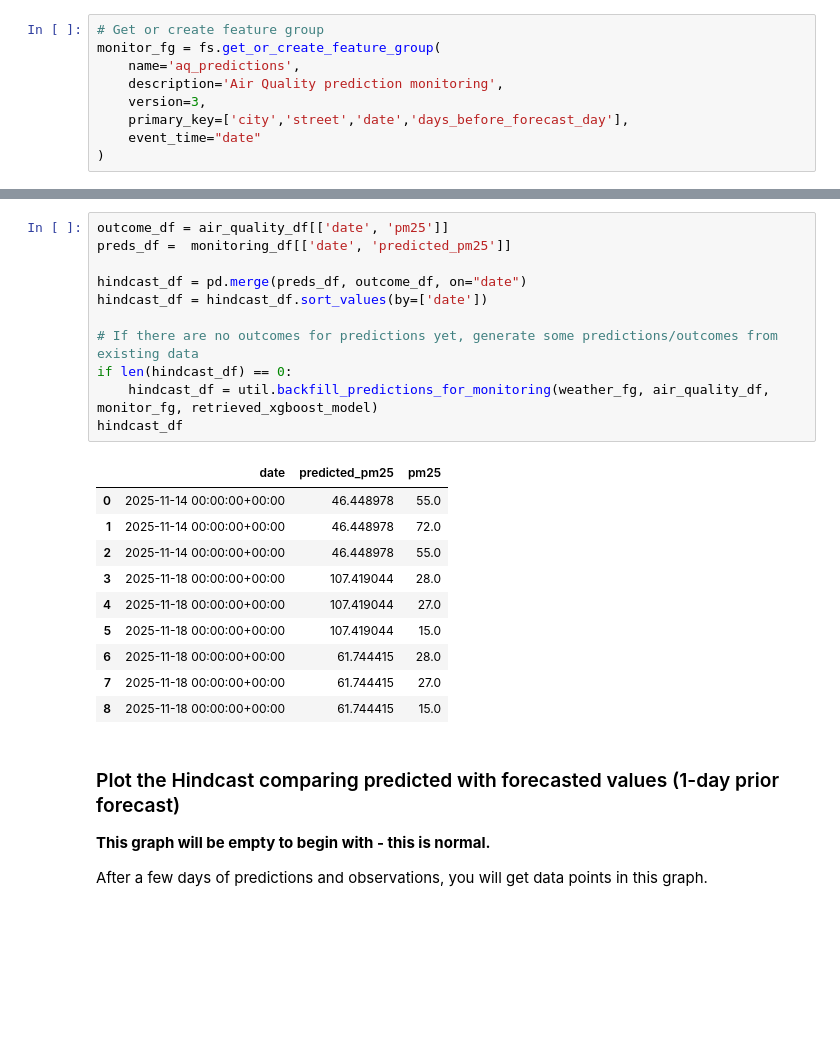
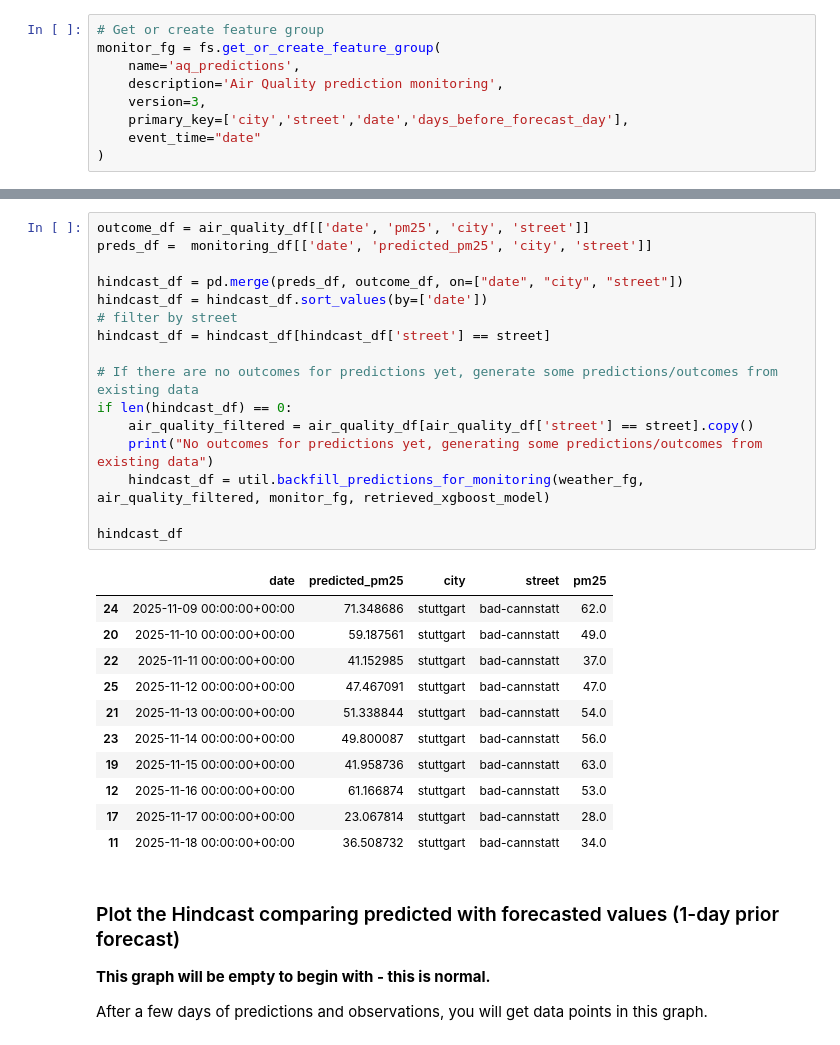
Before and after one commit to Ramstr/mlfs-book, a Jupyter notebook: notebooks/airquality/4_air_quality_batch_inference.ipynb, the cells around one changed output, grey strips where cells are left out. Drawn from its saved outputs; the diff is of its cells as text; blank space fills up the shorter version.

```diff
--- a/notebooks/airquality/4_air_quality_batch_inference.ipynb
+++ b/notebooks/airquality/4_air_quality_batch_inference.ipynb
@@ -398,25 +386,31 @@ Finished: Reading data from Hopsworks, using Hopsworks Feature Query Service (2.
 # %%
-outcome_df = air_quality_df[['date', 'pm25']]
-preds_df =  monitoring_df[['date', 'predicted_pm25']]
+outcome_df = air_quality_df[['date', 'pm25', 'city', 'street']]
+preds_df =  monitoring_df[['date', 'predicted_pm25', 'city', 'street']]
 
-hindcast_df = pd.merge(preds_df, outcome_df, on="date")
+hindcast_df = pd.merge(preds_df, outcome_df, on=["date", "city", "street"])
 hindcast_df = hindcast_df.sort_values(by=['date'])
+# filter by street
+hindcast_df = hindcast_df[hindcast_df['street'] == street]
 
 # If there are no outcomes for predictions yet, generate some predictions/outcomes from existing data
 if len(hindcast_df) == 0:
-    hindcast_df = util.backfill_predictions_for_monitoring(weather_fg, air_quality_df, monitor_fg, retrieved_xgboost_model)
+    air_quality_filtered = air_quality_df[air_quality_df['street'] == street].copy()
+    print("No outcomes for predictions yet, generating some predictions/outcomes from existing data")
+    hindcast_df = util.backfill_predictions_for_monitoring(weather_fg, air_quality_filtered, monitor_fg, retrieved_xgboost_model)
+
 hindcast_df
 # %% [output]
-|  | date | predicted_pm25 | pm25 |
-| 0 | 2025-11-14 00:00:00+00:00 | 46.448978 | 55.0 |
-| 1 | 2025-11-14 00:00:00+00:00 | 46.448978 | 72.0 |
-| 2 | 2025-11-14 00:00:00+00:00 | 46.448978 | 55.0 |
-| 3 | 2025-11-18 00:00:00+00:00 | 107.419044 | 28.0 |
-| 4 | 2025-11-18 00:00:00+00:00 | 107.419044 | 27.0 |
-| 5 | 2025-11-18 00:00:00+00:00 | 107.419044 | 15.0 |
-| 6 | 2025-11-18 00:00:00+00:00 | 61.744415 | 28.0 |
-| 7 | 2025-11-18 00:00:00+00:00 | 61.744415 | 27.0 |
-| 8 | 2025-11-18 00:00:00+00:00 | 61.744415 | 15.0 |
+|  | date | predicted_pm25 | city | street | pm25 |
+| 24 | 2025-11-09 00:00:00+00:00 | 71.348686 | stuttgart | bad-cannstatt | 62.0 |
+| 20 | 2025-11-10 00:00:00+00:00 | 59.187561 | stuttgart | bad-cannstatt | 49.0 |
+| 22 | 2025-11-11 00:00:00+00:00 | 41.152985 | stuttgart | bad-cannstatt | 37.0 |
+| 25 | 2025-11-12 00:00:00+00:00 | 47.467091 | stuttgart | bad-cannstatt | 47.0 |
+| 21 | 2025-11-13 00:00:00+00:00 | 51.338844 | stuttgart | bad-cannstatt | 54.0 |
+| 23 | 2025-11-14 00:00:00+00:00 | 49.800087 | stuttgart | bad-cannstatt | 56.0 |
+| 19 | 2025-11-15 00:00:00+00:00 | 41.958736 | stuttgart | bad-cannstatt | 63.0 |
+| 12 | 2025-11-16 00:00:00+00:00 | 61.166874 | stuttgart | bad-cannstatt | 53.0 |
+| 17 | 2025-11-17 00:00:00+00:00 | 23.067814 | stuttgart | bad-cannstatt | 28.0 |
+| 11 | 2025-11-18 00:00:00+00:00 | 36.508732 | stuttgart | bad-cannstatt | 34.0 |
 # %% [markdown]
 ### Plot the Hindcast comparing predicted with forecasted values (1-day prior forecast)
 
```
Also changed, not shown: parts of 14 cells of this notebook, 16 other files.
